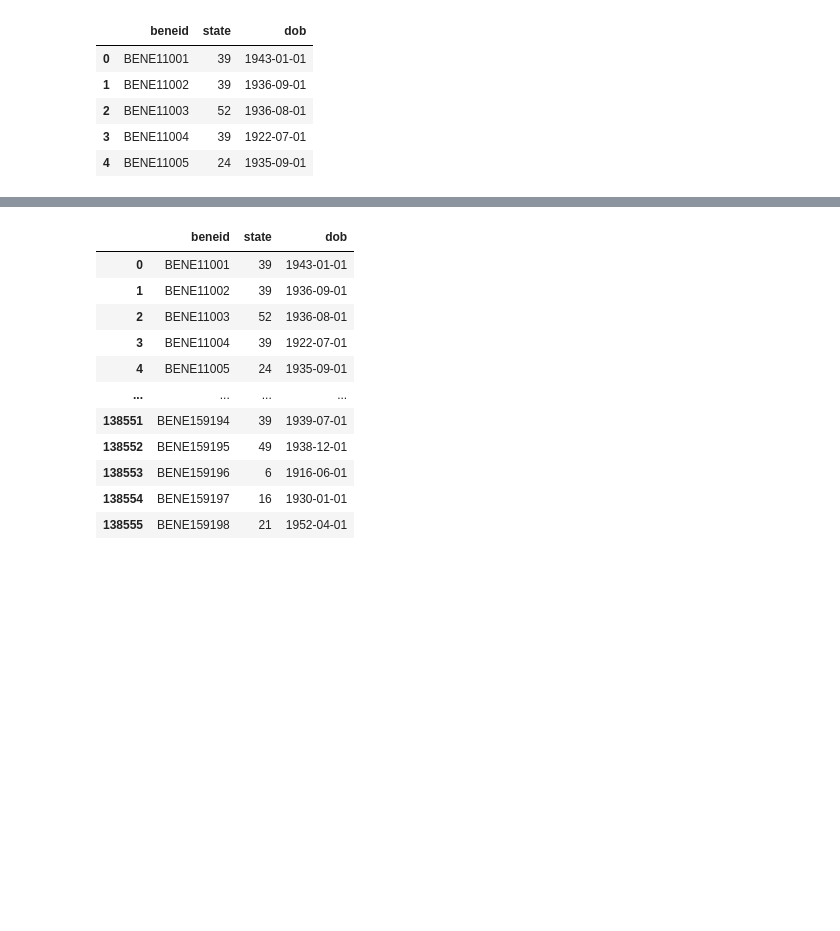
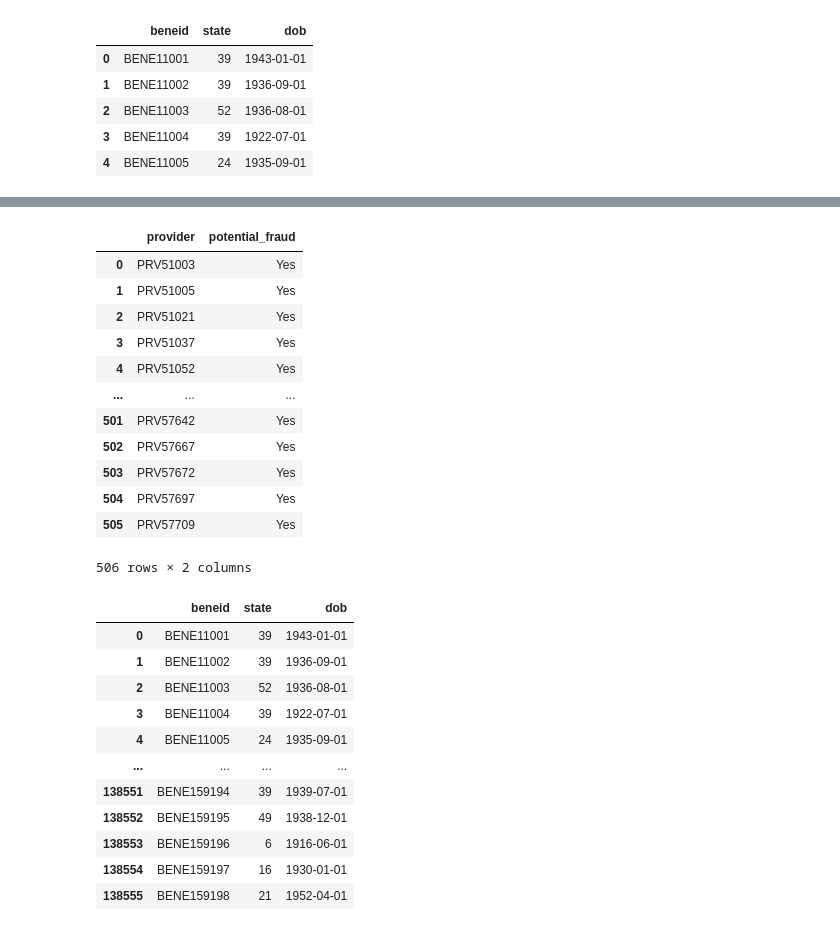
Before and after one commit to kpessa/Project-2-ETL, a Jupyter notebook: Chikas_notebook.ipynb, the cells around one changed output, grey strips where cells are left out. Cells and saved outputs as stored; diff of their text form; code cells hidden in the pictures; blank space fills up the shorter version.

```diff
--- a/Chikas_notebook.ipynb
+++ b/Chikas_notebook.ipynb
@@ -145,3 +150,19 @@ engine = create_engine(f'postgresql://{database_connection}')
+# %%
+pd.read_sql_query('select * from train', con=engine)
+# %% [output]
+|  | provider | potential_fraud |
+| 0 | PRV51003 | Yes |
+| 1 | PRV51005 | Yes |
+| 2 | PRV51021 | Yes |
+| 3 | PRV51037 | Yes |
+| 4 | PRV51052 | Yes |
+| ... | ... | ... |
+| 501 | PRV57642 | Yes |
+| 502 | PRV57667 | Yes |
+| 503 | PRV57672 | Yes |
+| 504 | PRV57697 | Yes |
+| 505 | PRV57709 | Yes |
+506 rows × 2 columns
 # %%
 pd.read_sql_query('select * from train_beneficiary', con=engine)
 # %% [output]
```
Also changed, not shown: parts of 14 cells of this notebook, 1 other file.
